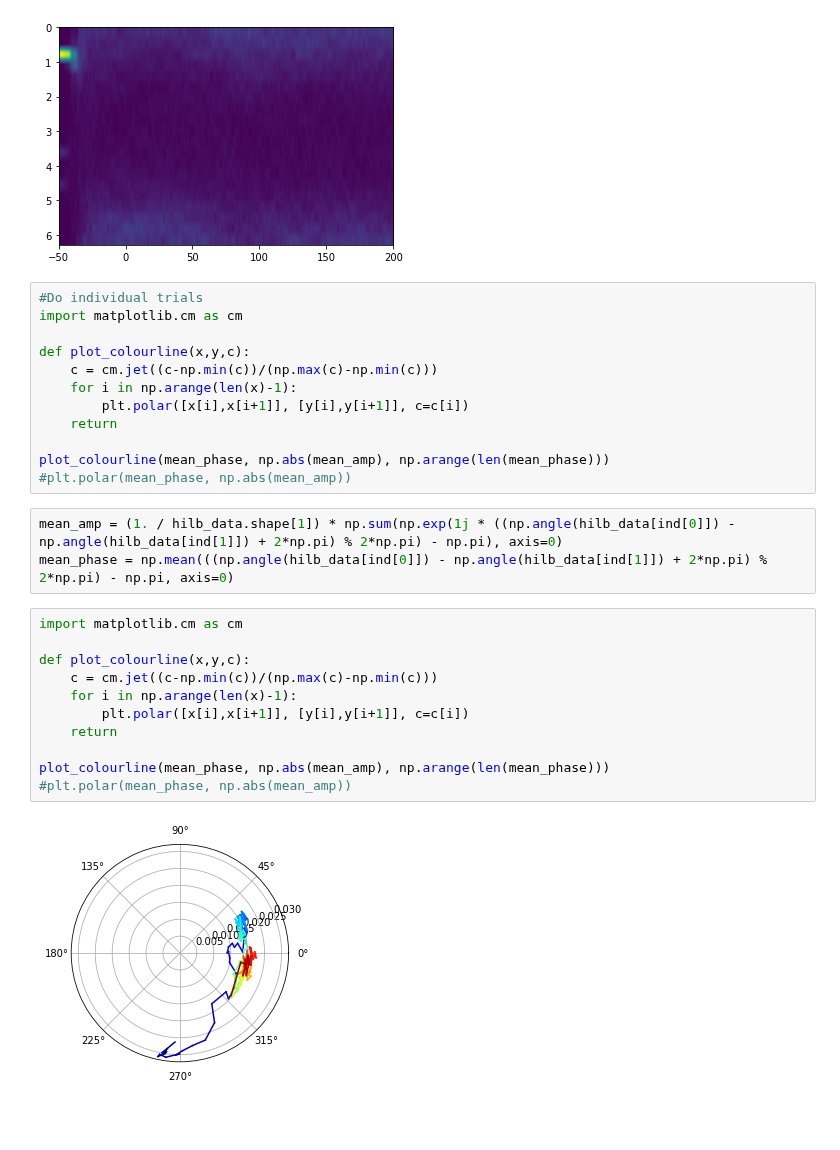
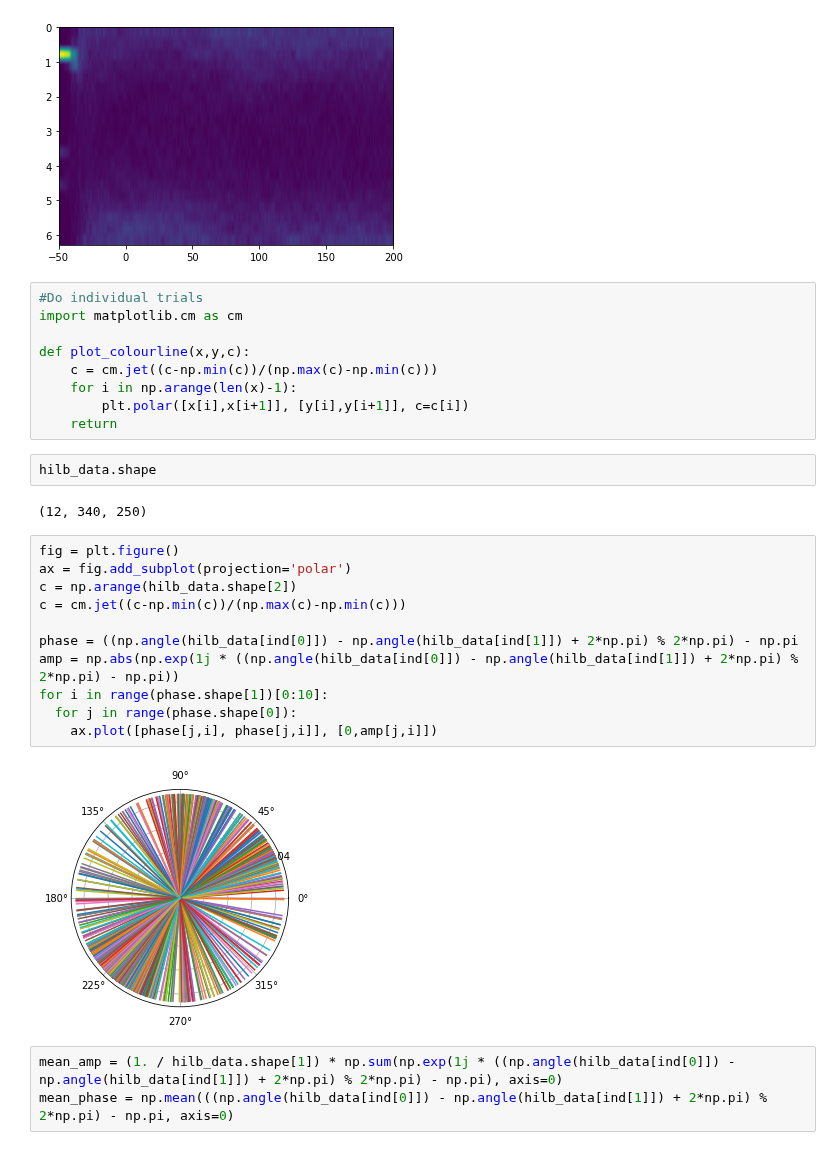
Before and after one commit to kayteeflick/nma_cn_flow_state, a Jupyter notebook: phase_relationships.ipynb, the cells around one changed output. Cells and saved outputs as stored; diff of their text form; blank space fills up the shorter version.

```diff
--- a/phase_relationships.ipynb
+++ b/phase_relationships.ipynb
@@ -229,22 +241,23 @@ def plot_colourline(x,y,c):
     for i in np.arange(len(x)-1):
         plt.polar([x[i],x[i+1]], [y[i],y[i+1]], c=c[i])
     return
-
-plot_colourline(mean_phase, np.abs(mean_amp), np.arange(len(mean_phase)))
-#plt.polar(mean_phase, np.abs(mean_amp))
+# %%
+hilb_data.shape
+# %% [output]
+(12, 340, 250)
+# %%
+fig = plt.figure()
+ax = fig.add_subplot(projection='polar')
+c = np.arange(hilb_data.shape[2])
+c = cm.jet((c-np.min(c))/(np.max(c)-np.min(c)))
+
+phase = ((np.angle(hilb_data[ind[0]]) - np.angle(hilb_data[ind[1]]) + 2*np.pi) % 2*np.pi) - np.pi
+amp = np.abs(np.exp(1j * ((np.angle(hilb_data[ind[0]]) - np.angle(hilb_data[ind[1]]) + 2*np.pi) % 2*np.pi) - np.pi))
+for i in range(phase.shape[1])[0:10]:
+  for j in range(phase.shape[0]):
+    ax.plot([phase[j,i], phase[j,i]], [0,amp[j,i]])
+# %% [output]
+[figure, added]
 # %%
 mean_amp = (1. / hilb_data.shape[1]) * np.sum(np.exp(1j * ((np.angle(hilb_data[ind[0]]) - np.angle(hilb_data[ind[1]]) + 2*np.pi) % 2*np.pi) - np.pi), axis=0)
 mean_phase = np.mean(((np.angle(hilb_data[ind[0]]) - np.angle(hilb_data[ind[1]]) + 2*np.pi) % 2*np.pi) - np.pi, axis=0)
-# %%
-import matplotlib.cm as cm
-
-def plot_colourline(x,y,c):
-    c = cm.jet((c-np.min(c))/(np.max(c)-np.min(c)))
-    for i in np.arange(len(x)-1):
-        plt.polar([x[i],x[i+1]], [y[i],y[i+1]], c=c[i])
-    return
-
-plot_colourline(mean_phase, np.abs(mean_amp), np.arange(len(mean_phase)))
-#plt.polar(mean_phase, np.abs(mean_amp))
-# %% [output]
-[figure, removed]
```
Also changed, not shown: parts of 4 cells of this notebook.
